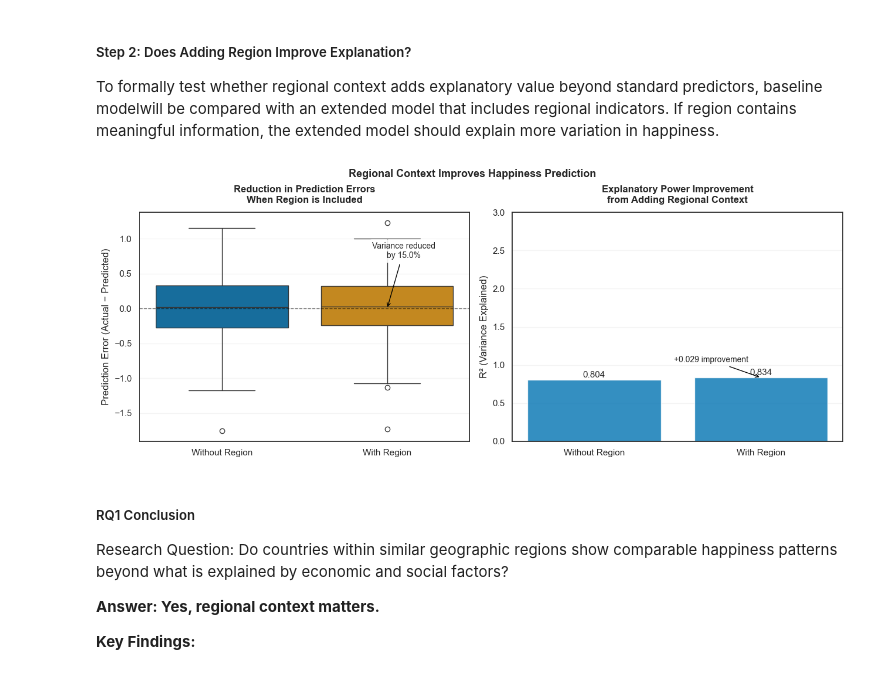
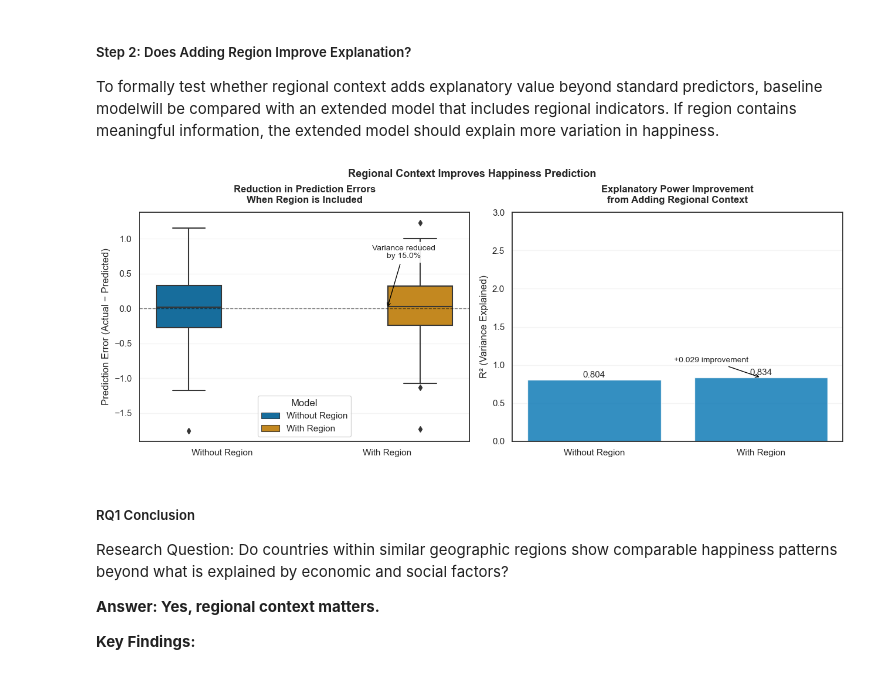
Before and after one commit to baxasd/DVCW, a Jupyter notebook: Z22590018.ipynb, the cells around one changed output. Saved outputs shown, nothing was run; the diff lists cells and outputs as text; code cells hidden in the pictures.

```diff
--- a/Z22590018.ipynb
+++ b/Z22590018.ipynb
@@ -880,7 +878,6 @@ sns.boxplot(
     y="Residual",
     hue="Model",
     ax=ax1,
-    legend=False
 )
 
 ax1.axhline(0, color="black", linestyle="--", alpha=0.5, linewidth=1)
@@ -937,34 +934,34 @@ for bar, r2_val in zip(bars, r2_values):
         ha="center",
         va="bottom",
         fontsize=11
     )
 
 # Annotation with arrow
 improvement = r2_with_region - r2_base
 ax2.annotate(
     f"+{improvement:.3f} improvement",
     xy=(1, r2_with_region),
     xytext=(0.7, r2_with_region + 0.2),
     arrowprops=dict(arrowstyle="->", color="black"),
     fontsize=10,
     ha="center"
 )
 
 plt.tight_layout()
 
 # Main title
 plt.suptitle(
     "Regional Context Improves Happiness Prediction",
     fontsize=13,
     fontweight="bold",
     y=1.02
 )
 
 # Save
 save_fig("assets/rq1/rq1_step2_model_improvement.png")
 plt.show()
 # %% [output]
-[figure, old version]
+[figure, new version]
 # %% [markdown]
 ##### RQ1 Conclusion
 
```
Also changed, not shown: parts of 3 cells of this notebook, 14 other files.
